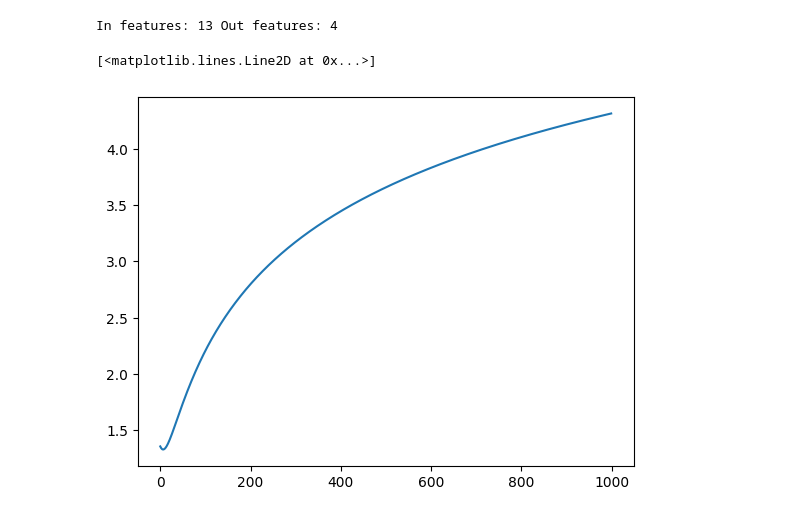
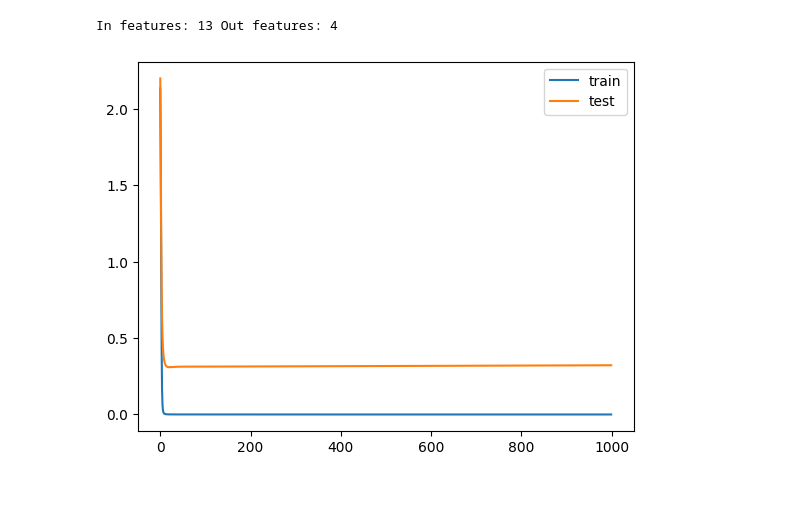
Before and after one commit to QasimWani/simple-transformer, a Jupyter notebook: mlp/backprop_multi_classification.ipynb, the cells around one changed output. Saved outputs shown, nothing was run; the diff lists cells and outputs as text; code cells hidden in the pictures.

```diff
--- a/mlp/backprop_multi_classification.ipynb
+++ b/mlp/backprop_multi_classification.ipynb
@@ -367,7 +412,11 @@ model, raw_accuracies, losses = train(X_train_std, y_train.reshape(-1, 1), featu
 # %% [output]
 In features: 13 Out features: 4
-# %%
-plt.plot(losses)
-# %% [output]
-[<matplotlib.lines.Line2D at 0x...>]
-[figure, removed]
+# %%
+# Train/Test loss
+x = 0
+plt.plot(losses['train'][x:], label='train')
+plt.plot(losses['test'][x:], label='test')
+plt.legend()
+plt.show()
+# %% [output]
+[figure, added]
```
Also changed, not shown: parts of 14 cells of this notebook.
